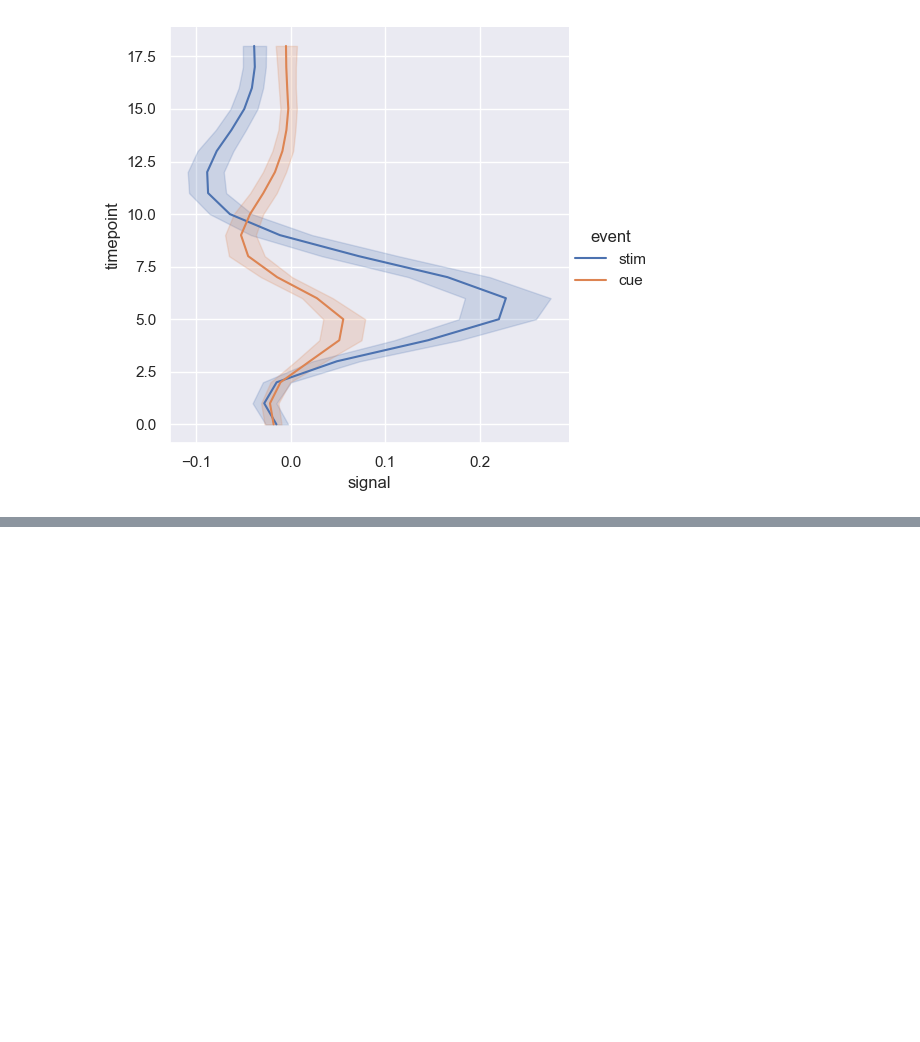
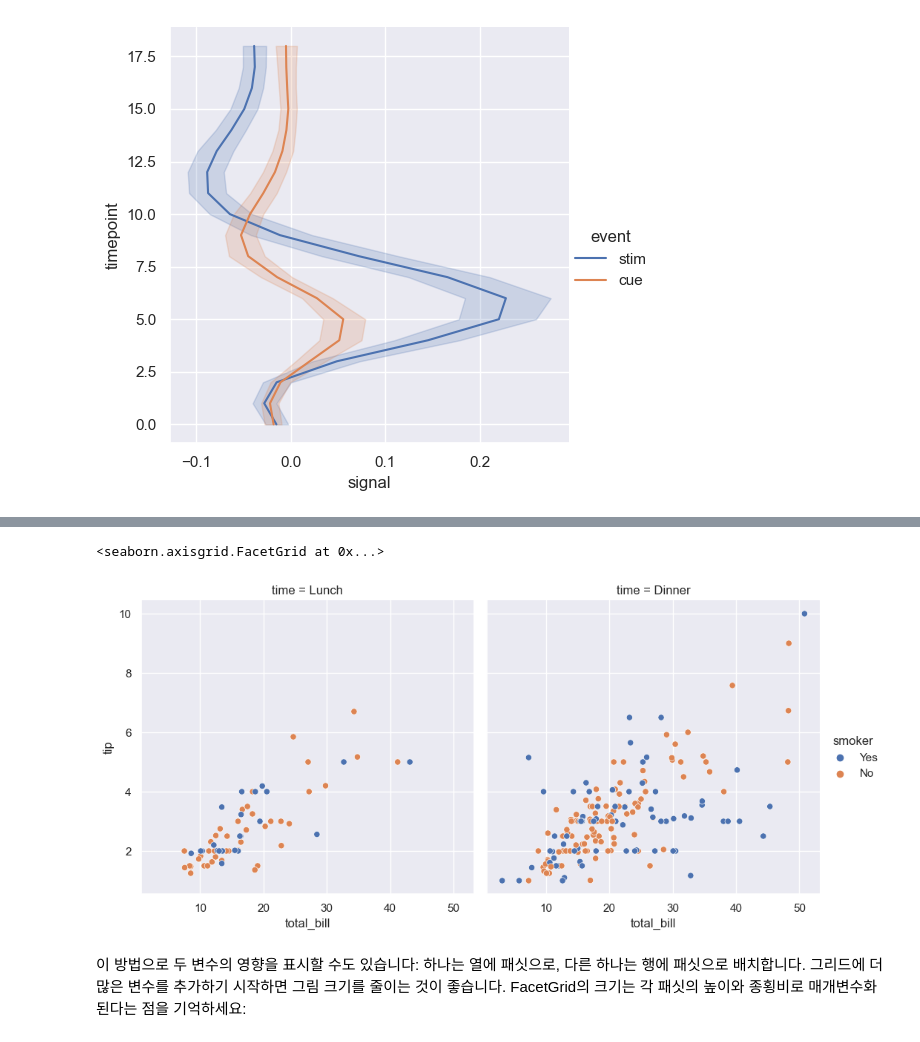
Before and after one commit to jhwn533/Pallet-Town, a Jupyter notebook: Seaborn_Tutorial/Visualizing statistical relationships.ipynb, the cells around one changed output, grey strips where cells are left out. Cells and saved outputs as stored; diff of their text form; code cells hidden in the pictures; blank space fills up the shorter version.

Commit message:
Add code "Visualizing statistical relationships.ipynb"

```diff
--- a/Seaborn_Tutorial/Visualizing statistical relationships.ipynb
+++ b/Seaborn_Tutorial/Visualizing statistical relationships.ipynb
@@ -298,0 +304,13 @@ sns.relplot(
+# %%
+sns.relplot(
+    data=tips,
+    x="total_bill", y="tip", hue="smoker", col="time",
+)
+# %% [output]
+<seaborn.axisgrid.FacetGrid at 0x...>
+[figure, added]
+# %% [markdown]
+이 방법으로 두 변수의 영향을 표시할 수도 있습니다:
+하나는 열에 패싯으로, 다른 하나는 행에 패싯으로 배치합니다.
+그리드에 더 많은 변수를 추가하기 시작하면 그림 크기를 줄이는 것이 좋습니다.
+FacetGrid의 크기는 각 패싯의 높이와 종횡비로 매개변수화된다는 점을 기억하세요:
```
Also changed, not shown: parts of 25 cells of this notebook.
